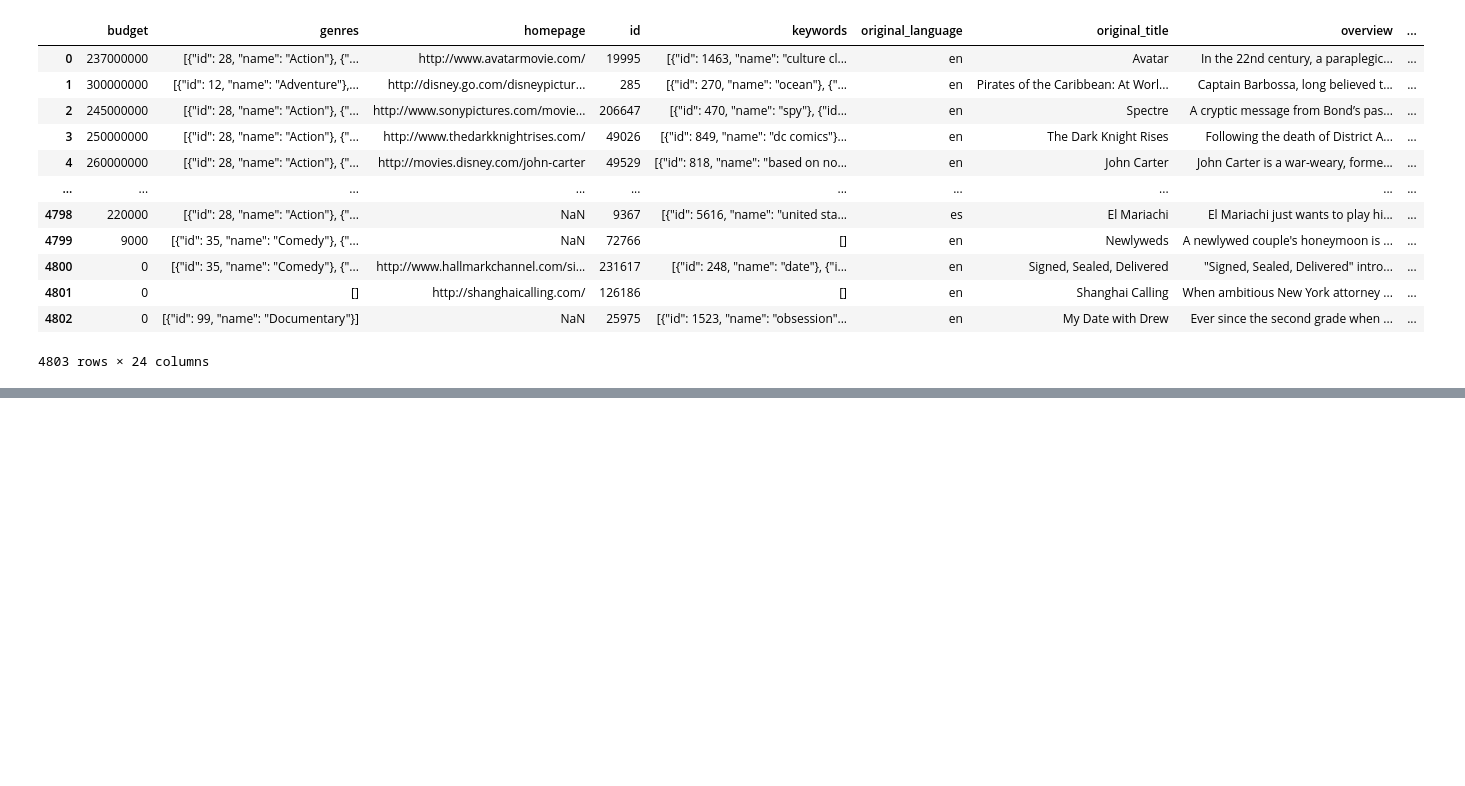
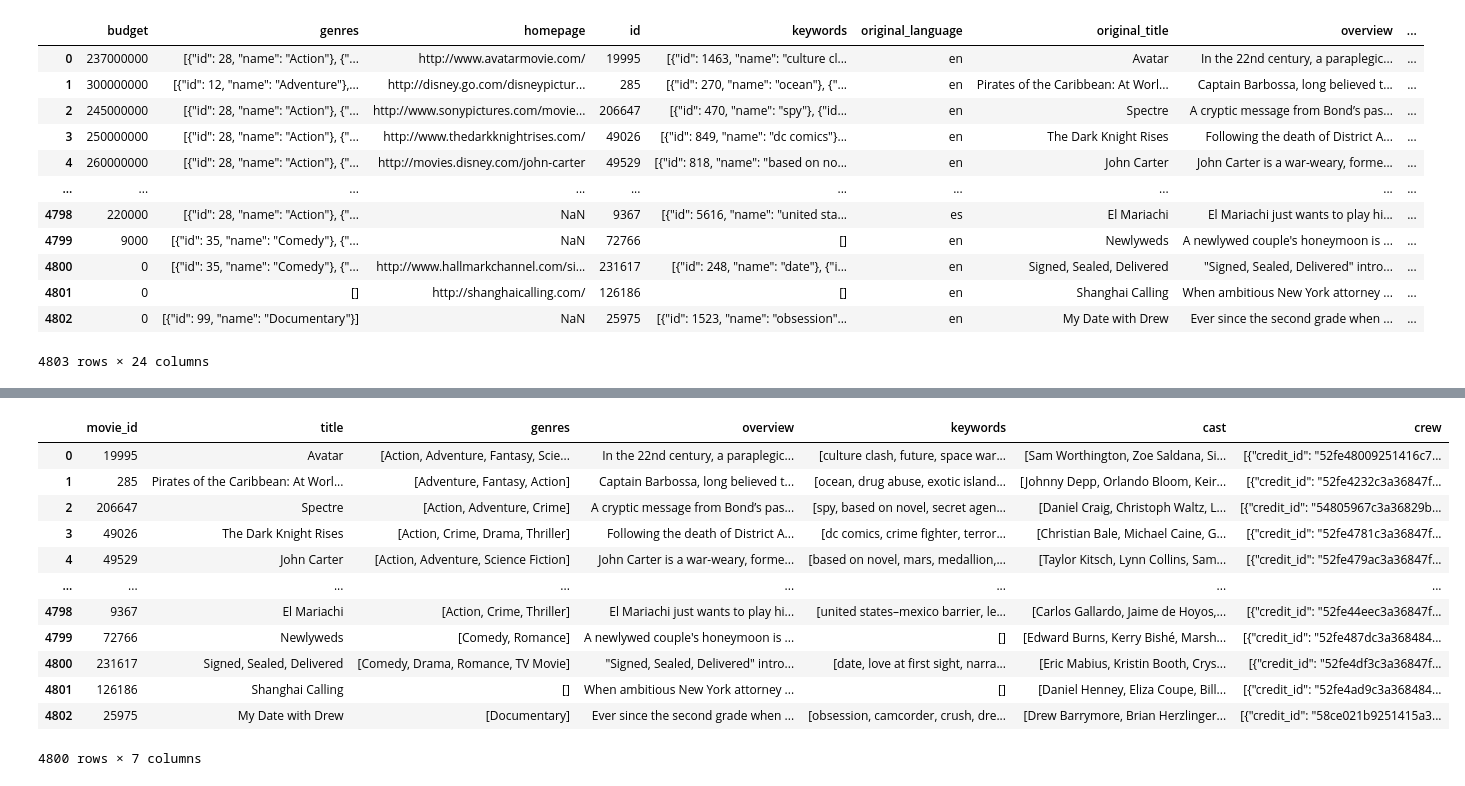
Before and after one commit to XxMurtazaxX/Movie-Recommender-System, a Jupyter notebook: Data Preprocessing.ipynb, the cells around one changed output, grey strips where cells are left out. Drawn from its saved outputs; the diff is of its cells as text; code cells hidden in the pictures; blank space fills up the shorter version.

Commit message:
Extracted the cast names, keywords and genres from the list of dictionaries.

```diff
--- a/Data Preprocessing.ipynb
+++ b/Data Preprocessing.ipynb
@@ -93,3 +98,6 @@ movies
 | 4801 | 0 | [] | http://shanghaicalling.com/ | 126186 | [] | en | Shanghai Calling | When ambitious New York attorney ... | ... |
 | 4802 | 0 | [{"id": 99, "name": "Documentary"}] | NaN | 25975 | [{"id": 1523, "name": "obsession"... | en | My Date with Drew | Ever since the second grade when ... | ... |
 4803 rows × 24 columns
+# %%
+movies = movies[['movie_id', 'title_x', 'genres', 'overview', 'keywords', 'cast', 'crew']]
+movies.rename(columns={'title_x': 'title'}, inplace=True)
@@ -95,0 +109,2 @@ movies
+# %%
+movies.dropna(inplace=True)
@@ -95,0 +131,25 @@ movies
+# %%
+import ast
+
+def get_cast_names(obj):
+    l = ast.literal_eval(obj)
+    # if(len(l) == 0):
+    #     print(l)
+    # else:
+    names = []
+    for index, dict in enumerate(l):
+        if(index == 3):
+            break
+        names.append(dict['name'])
+    return names
+
+def get_names(obj):
+    l = ast.literal_eval(obj)
+    names = []
+    for dict in l:
+        names.append(dict['name'])
+    return names
+# %%
+movies['cast'] = movies['cast'].apply(get_cast_names)
+movies['genres'] = movies['genres'].apply(get_names)
+movies['keywords'] = movies['keywords'].apply(get_names)
@@ -95,0 +172,16 @@ movies
+# %%
+movies
+# %% [output]
+|  | movie_id | title | genres | overview | keywords | cast | crew |
+| 0 | 19995 | Avatar | [Action, Adventure, Fantasy, Scie... | In the 22nd century, a paraplegic... | [culture clash, future, space war... | [Sam Worthington, Zoe Saldana, Si... | [{"credit_id": "52fe48009251416c7... |
+| 1 | 285 | Pirates of the Caribbean: At Worl... | [Adventure, Fantasy, Action] | Captain Barbossa, long believed t... | [ocean, drug abuse, exotic island... | [Johnny Depp, Orlando Bloom, Keir... | [{"credit_id": "52fe4232c3a36847f... |
+| 2 | 206647 | Spectre | [Action, Adventure, Crime] | A cryptic message from Bond’s pas... | [spy, based on novel, secret agen... | [Daniel Craig, Christoph Waltz, L... | [{"credit_id": "54805967c3a36829b... |
+| 3 | 49026 | The Dark Knight Rises | [Action, Crime, Drama, Thriller] | Following the death of District A... | [dc comics, crime fighter, terror... | [Christian Bale, Michael Caine, G... | [{"credit_id": "52fe4781c3a36847f... |
+| 4 | 49529 | John Carter | [Action, Adventure, Science Fiction] | John Carter is a war-weary, forme... | [based on novel, mars, medallion,... | [Taylor Kitsch, Lynn Collins, Sam... | [{"credit_id": "52fe479ac3a36847f... |
+| ... | ... | ... | ... | ... | ... | ... | ... |
+| 4798 | 9367 | El Mariachi | [Action, Crime, Thriller] | El Mariachi just wants to play hi... | [united states–mexico barrier, le... | [Carlos Gallardo, Jaime de Hoyos,... | [{"credit_id": "52fe44eec3a36847f... |
+| 4799 | 72766 | Newlyweds | [Comedy, Romance] | A newlywed couple's honeymoon is ... | [] | [Edward Burns, Kerry Bishé, Marsh... | [{"credit_id": "52fe487dc3a368484... |
+| 4800 | 231617 | Signed, Sealed, Delivered | [Comedy, Drama, Romance, TV Movie] | "Signed, Sealed, Delivered" intro... | [date, love at first sight, narra... | [Eric Mabius, Kristin Booth, Crys... | [{"credit_id": "52fe4df3c3a36847f... |
+| 4801 | 126186 | Shanghai Calling | [] | When ambitious New York attorney ... | [] | [Daniel Henney, Eliza Coupe, Bill... | [{"credit_id": "52fe4ad9c3a368484... |
+| 4802 | 25975 | My Date with Drew | [Documentary] | Ever since the second grade when ... | [obsession, camcorder, crush, dre... | [Drew Barrymore, Brian Herzlinger... | [{"credit_id": "58ce021b9251415a3... |
+4800 rows × 7 columns
```
Also changed, not shown: parts of 7 cells of this notebook.
